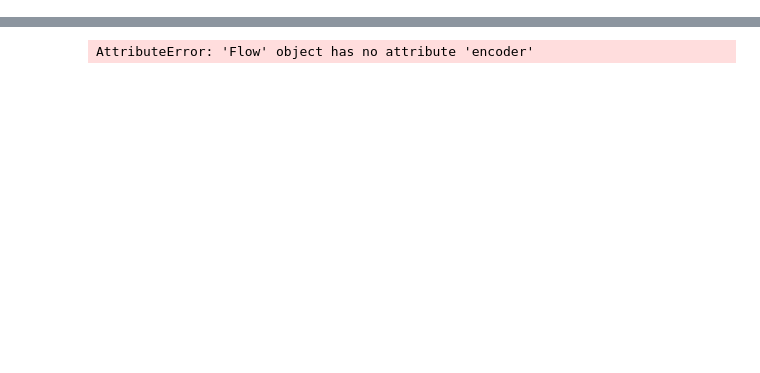
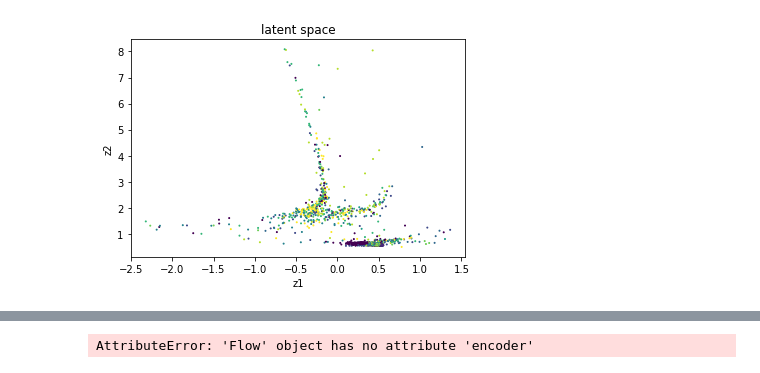
Before and after one commit to shresthasagar/ae_flow, a Jupyter notebook: plot.ipynb, the cells around one changed output, grey strips where cells are left out. Saved outputs shown, nothing was run; the diff lists cells and outputs as text; code cells hidden in the pictures; blank space fills up the shorter version.

```diff
--- a/plot.ipynb
+++ b/plot.ipynb
@@ -41,0 +52,21 @@ def show_z(samples, labels, fname=None, title='latent space'):
+# %%
+# import flow model
+ae_model, flow_model = torch.load('trained_models/mnist_flow_ae_joint_2.model')
+
+# flow_model = torch.load('trained_models/mnist_flow_semisupervised_1.model')
+
+flow_model = flow_model.to('cuda')
+flow_model.eval()
+ae_model.eval()
+
+cuda_train = image_train_set.dataset.to('cuda').unsqueeze(dim=1)
+# cuda_latent = cuda_latent_train.dataset.to('cuda')
+
+z = ae_model.encoder(cuda_train[0:10000])
+y, log_det = flow_model.forward(z)
+
+y.to('cpu')
+
+show_z(y.detach().cpu(), image_train_set.labels[0:10000])
+# %% [output]
+[figure, added]
```
Also changed, not shown: parts of 23 cells of this notebook, 10 other files.
